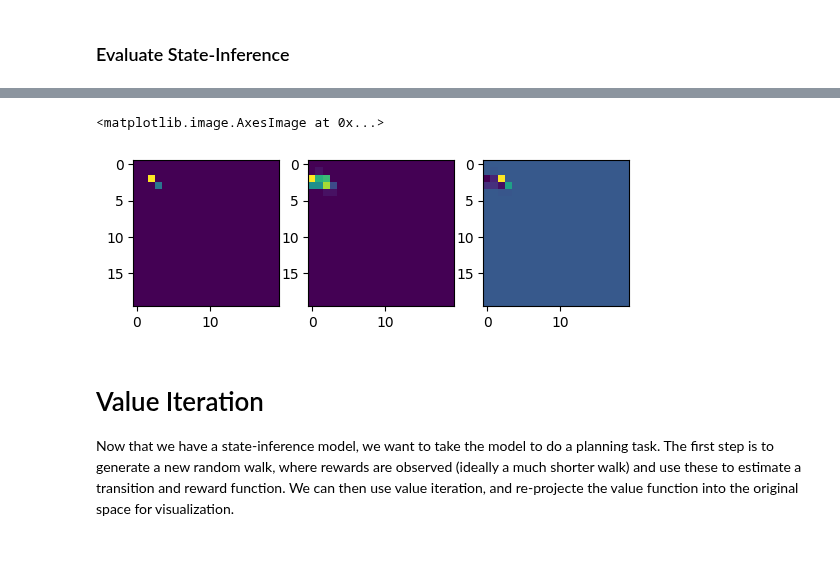
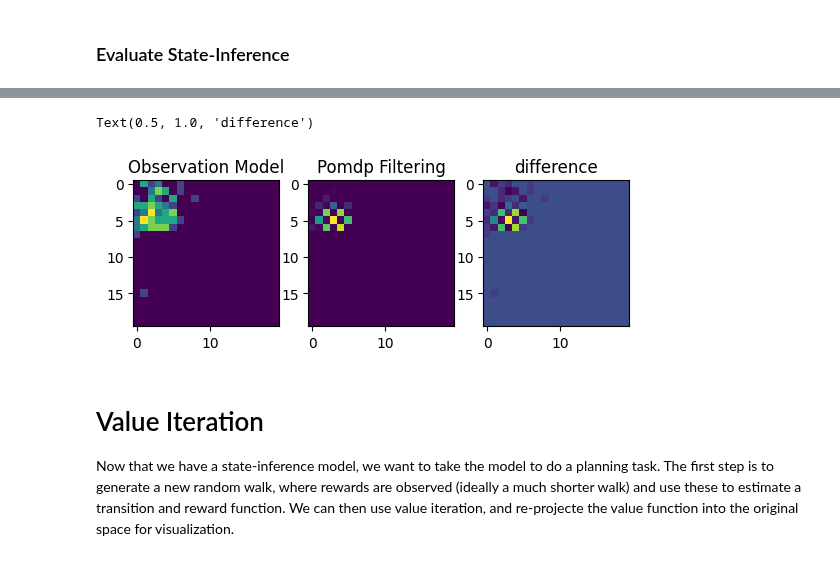
Before and after one commit to nicktfranklin/thread_the_needle, a Jupyter notebook: State_Inference_Network.ipynb, the cells around one changed output, grey strips where cells are left out. Saved outputs shown, nothing was run; the diff lists cells and outputs as text; code cells hidden in the pictures.

Commit message:
updated visualizations

```diff
--- a/State_Inference_Network.ipynb
+++ b/State_Inference_Network.ipynb
@@ -328,15 +329,18 @@ State Inference Accuracy (w/ transition smoothing): 0.4497
 # %%
 idx = 50
-fig, ax = plt.subplots(1, 3)
-ax[1].imshow(np.exp(y_hat_logprob[idx].reshape(20, 20)))
-ax[0].imshow(np.exp(filtered_state_prob[idx].reshape(20, 20)))
-ax[2].imshow(
+fig, axes = plt.subplots(1, 3)
+axes[0].imshow(np.exp(y_hat_logprob[idx].reshape(20, 20)))
+axes[1].imshow(np.exp(filtered_state_prob[idx].reshape(20, 20)))
+axes[2].imshow(
     np.exp(filtered_state_prob[idx].reshape(20, 20))
     - np.exp(y_hat_logprob[idx].reshape(20, 20))
 )
+axes[0].set_title("Observation Model")
+axes[1].set_title("Pomdp Filtering")
+axes[2].set_title("difference")
 # %% [output]
-<matplotlib.image.AxesImage at 0x...>
+Text(0.5, 1.0, 'difference')
-[figure, old version]
+[figure, new version]
 # %% [markdown]
 # Value Iteration
 Now that we have a state-inference model, we want to take the model to do a planning task.  The first step is to generate a new random walk, where rewards are observed (ideally a much shorter walk) and use these to estimate a transition and reward function.  We can then use value iteration, and re-projecte the value function into the original space for visualization.
```
Also changed, not shown: parts of 17 cells of this notebook, 1 other file.
